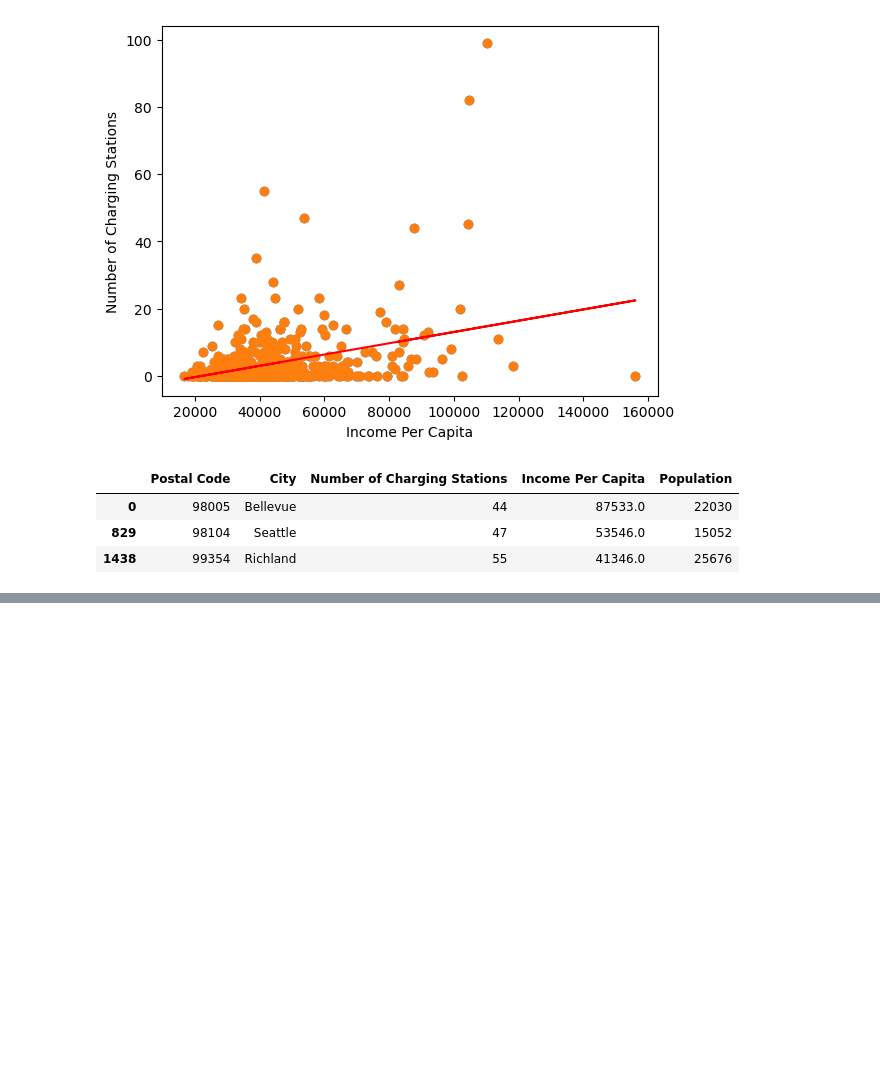
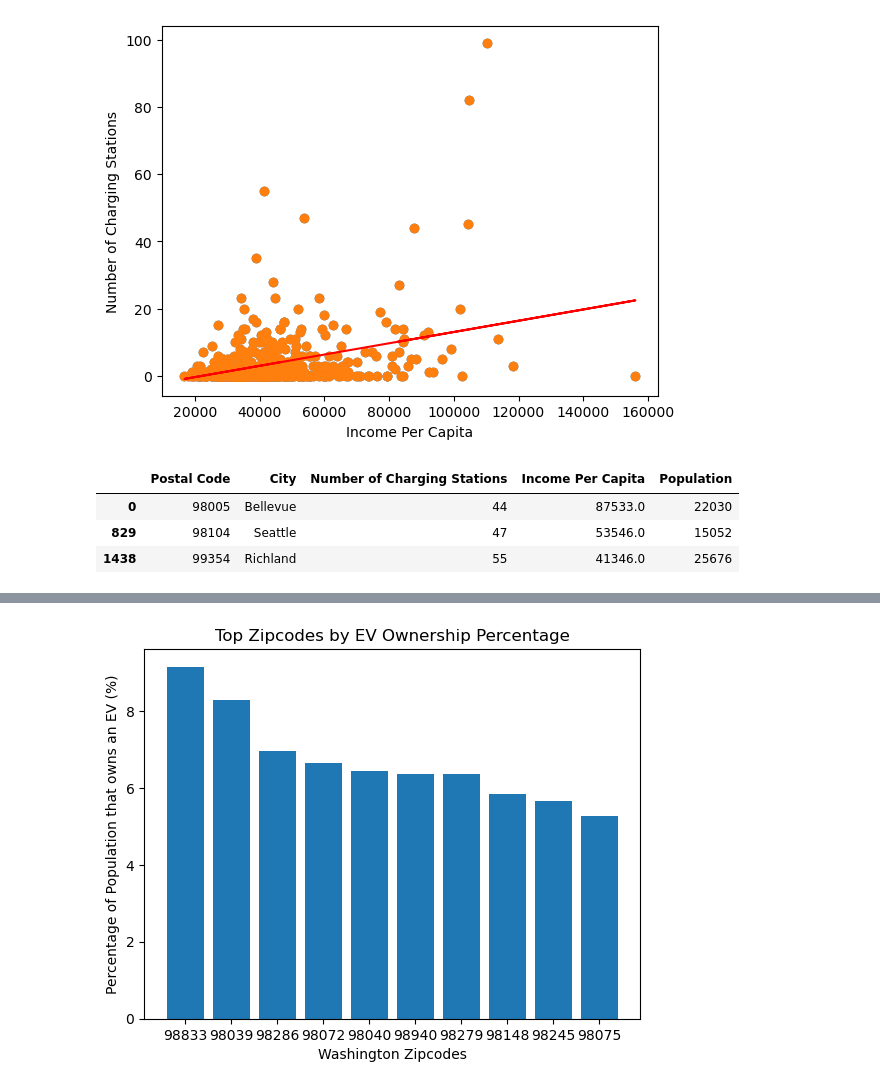
Before and after one commit to caelwillis/group-4-proj-1, a Jupyter notebook: per_capita_visualisations.ipynb, the cells around one changed output, grey strips where cells are left out. Saved outputs shown, nothing was run; the diff lists cells and outputs as text; code cells hidden in the pictures; blank space fills up the shorter version.

```diff
--- a/per_capita_visualisations.ipynb
+++ b/per_capita_visualisations.ipynb
@@ -290,0 +291,15 @@ population_df_filtered
+# %%
+#Highest Population Percent Onwership Bar Graph
+high_percent_zipcodes_x = ['98833','98039','98286','98072','98040',
+                   '98940','98279','98148','98245','98075']
+top_population_percent_y = [9.150327,8.279165,6.962025,6.634976,6.436538,
+                        6.356968,6.351792,5.839279,5.650685	,5.277359]
+
+plt.bar(high_percent_zipcodes_x,top_population_percent_y)
+plt.title("Top Zipcodes by EV Ownership Percentage")
+plt.xlabel('Washington Zipcodes')
+plt.ylabel('Percentage of Population that owns an EV (%)')
+
+plt.show()
+# %% [output]
+[figure, added]
```
Also changed, not shown: parts of 16 cells of this notebook.
